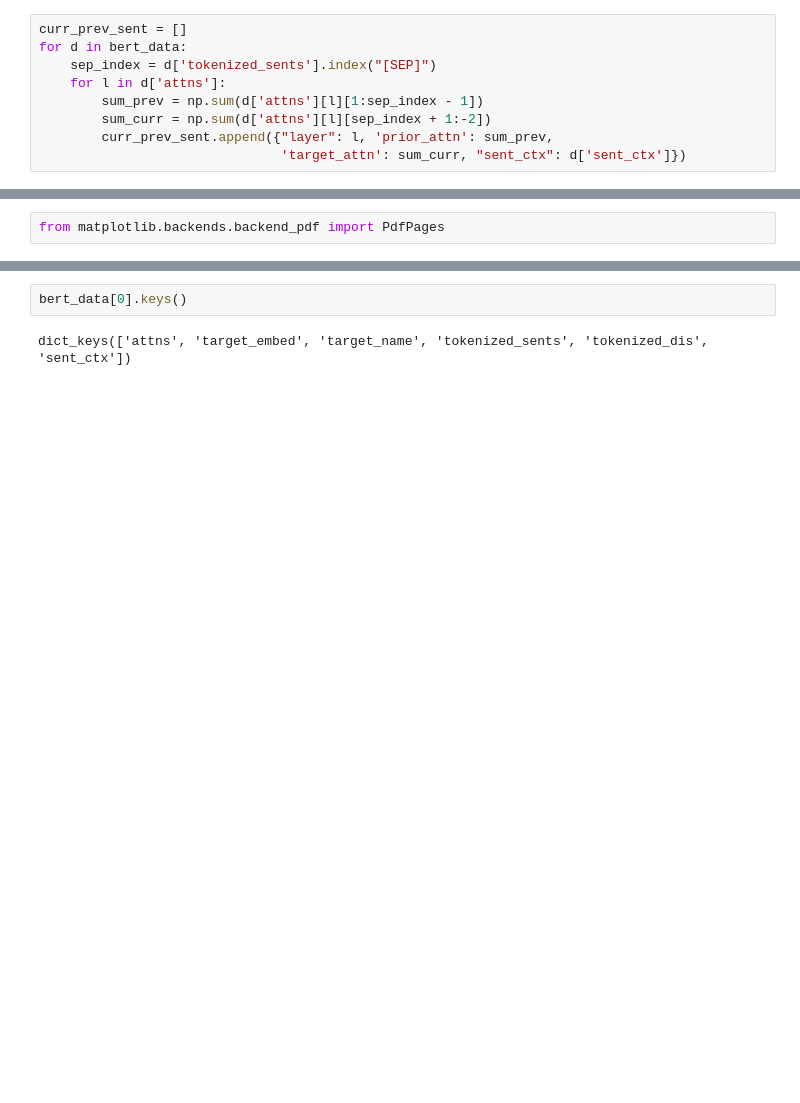
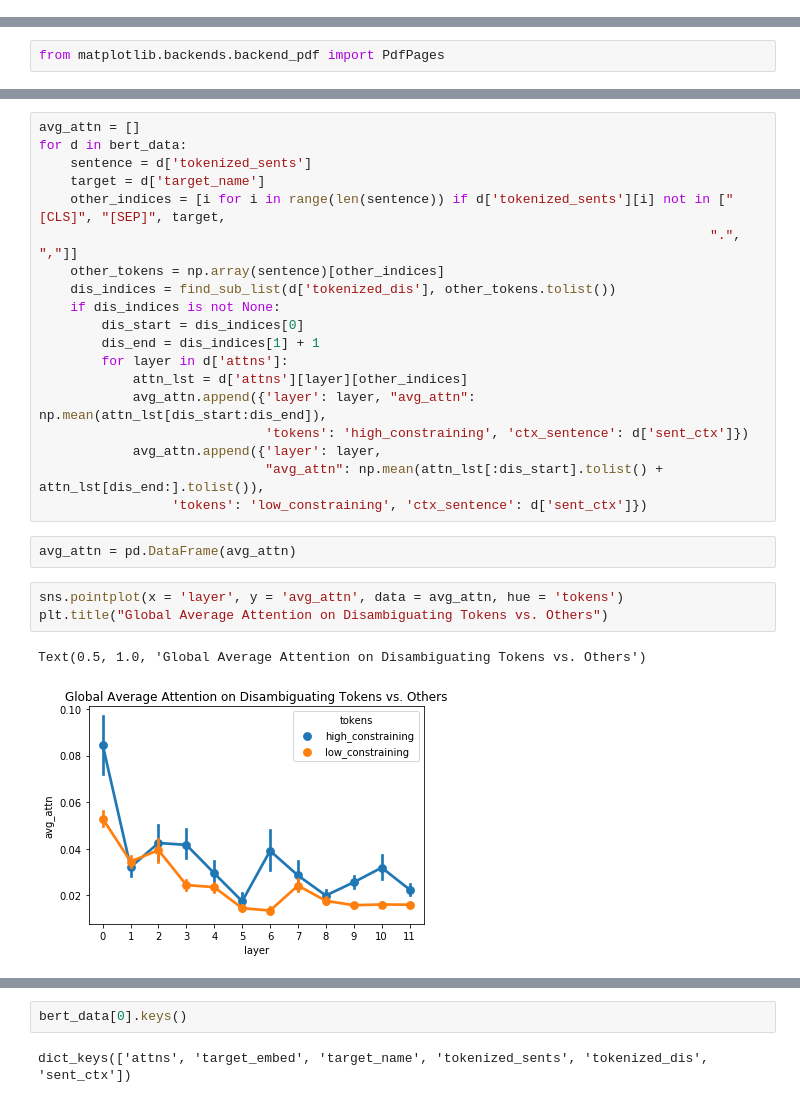
Before and after one commit to sathvikn/bert-wordsense, a Jupyter notebook: codebase/notebooks/rabagliati_2013_analysis.ipynb, the cells around one changed output, grey strips where cells are left out. Cells and saved outputs as stored; diff of their text form; blank space fills up the shorter version.

```diff
--- a/codebase/notebooks/rabagliati_2013_analysis.ipynb
+++ b/codebase/notebooks/rabagliati_2013_analysis.ipynb
@@ -136,9 +157,0 @@ sns.catplot(x = 'layer', y = 'target_attn', hue = 'sent_ctx', data = curr_prev_s
-# %%
-curr_prev_sent = []
-for d in bert_data:
-    sep_index = d['tokenized_sents'].index("[SEP]")
-    for l in d['attns']:
-        sum_prev = np.sum(d['attns'][l][1:sep_index - 1])
-        sum_curr = np.sum(d['attns'][l][sep_index + 1:-2])
-        curr_prev_sent.append({"layer": l, 'prior_attn': sum_prev,
-                               'target_attn': sum_curr, "sent_ctx": d['sent_ctx']})
@@ -185,0 +178,27 @@ from matplotlib.backends.backend_pdf import PdfPages
+# %%
+avg_attn = []
+for d in bert_data:
+    sentence = d['tokenized_sents']
+    target = d['target_name']
+    other_indices = [i for i in range(len(sentence)) if d['tokenized_sents'][i] not in ["[CLS]", "[SEP]", target,
+                                                                                      ".", ","]]
+    other_tokens = np.array(sentence)[other_indices]
+    dis_indices = find_sub_list(d['tokenized_dis'], other_tokens.tolist())
+    if dis_indices is not None:
+        dis_start = dis_indices[0]
+        dis_end = dis_indices[1] + 1
+        for layer in d['attns']:
+            attn_lst = d['attns'][layer][other_indices]
+            avg_attn.append({'layer': layer, "avg_attn": np.mean(attn_lst[dis_start:dis_end]),
+                             'tokens': 'high_constraining', 'ctx_sentence': d['sent_ctx']})
+            avg_attn.append({'layer': layer,
+                             "avg_attn": np.mean(attn_lst[:dis_start].tolist() + attn_lst[dis_end:].tolist()),
+                 'tokens': 'low_constraining', 'ctx_sentence': d['sent_ctx']})
+# %%
+avg_attn = pd.DataFrame(avg_attn)
+# %%
+sns.pointplot(x = 'layer', y = 'avg_attn', data = avg_attn, hue = 'tokens')
+plt.title("Global Average Attention on Disambiguating Tokens vs. Others")
+# %% [output]
+Text(0.5, 1.0, 'Global Average Attention on Disambiguating Tokens vs. Others')
+[figure, added]
```
Also changed, not shown: parts of 31 cells of this notebook.
